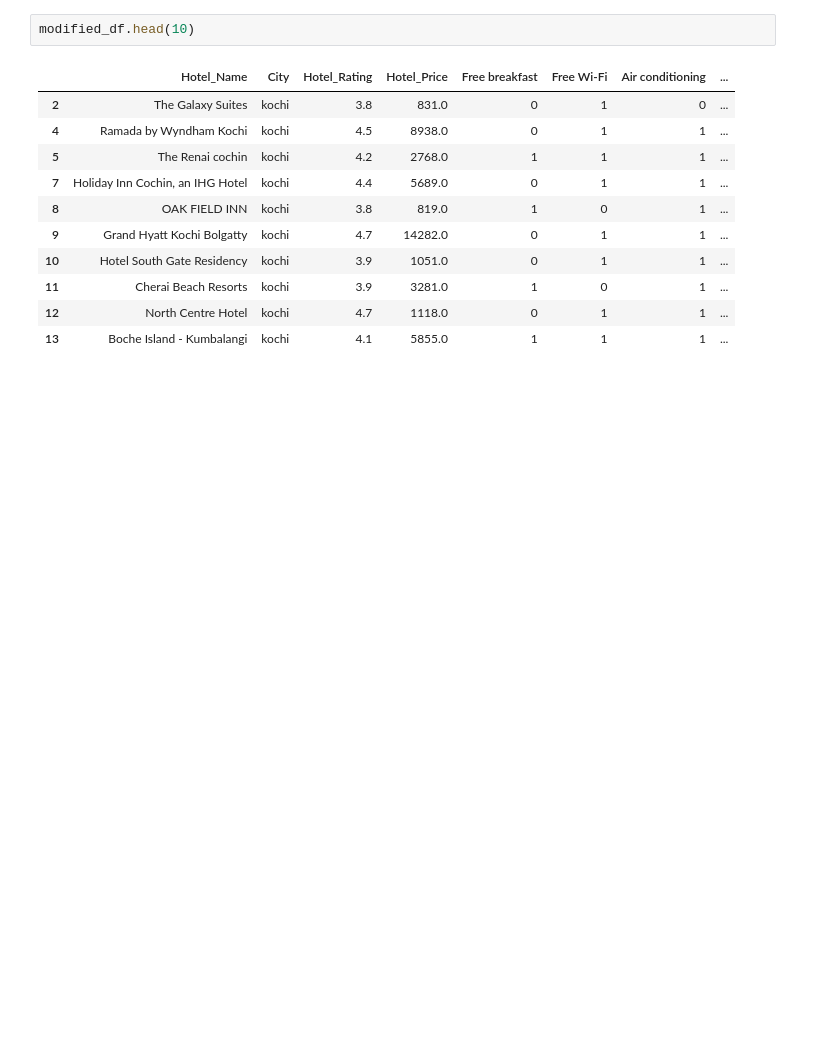
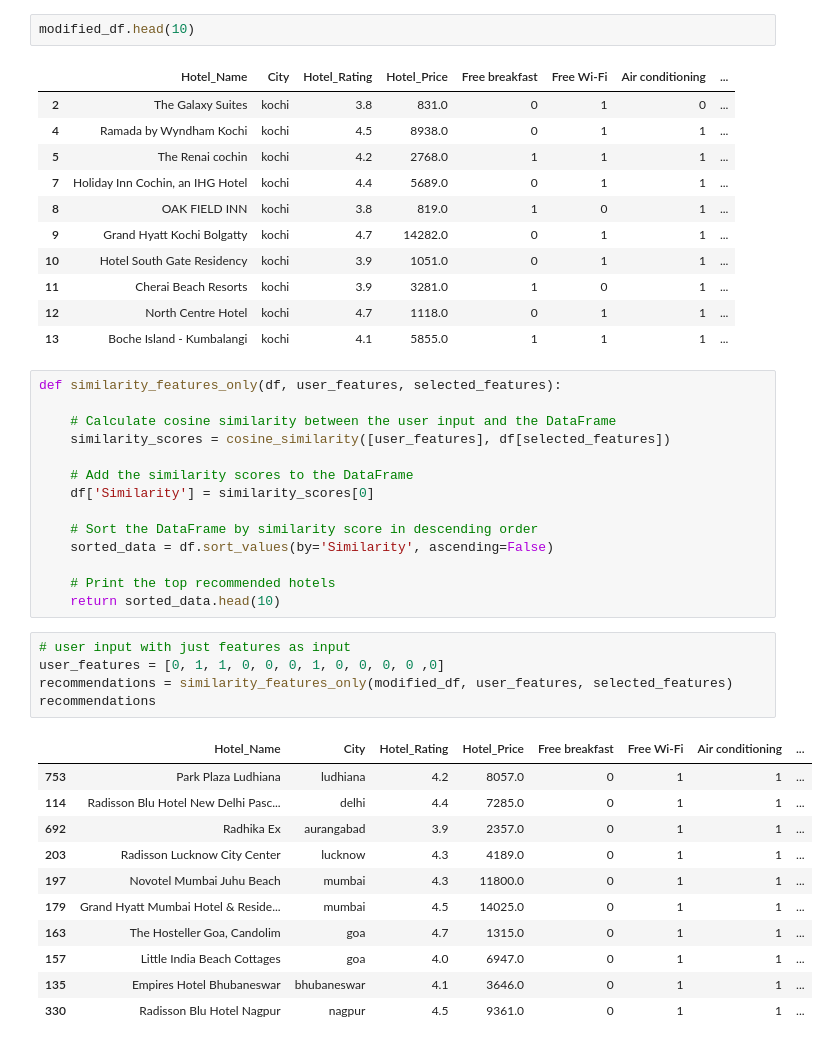
Before and after one commit to AlvinManojAlex/Travel-Recommender-System, a Jupyter notebook: recommender_model.ipynb, the cells around one changed output. Cells and saved outputs as stored; diff of their text form; blank space fills up the shorter version.

Commit message:
Update: Make similarity based model for content based filtering

```diff
--- a/recommender_model.ipynb
+++ b/recommender_model.ipynb
@@ -112,3 +113,34 @@ modified_df.head(10)
 | 11 | Cherai Beach Resorts | kochi | 3.9 | 3281.0 | 1 | 0 | 1 | ... |
 | 12 | North Centre Hotel | kochi | 4.7 | 1118.0 | 0 | 1 | 1 | ... |
 | 13 | Boche Island - Kumbalangi | kochi | 4.1 | 5855.0 | 1 | 1 | 1 | ... |
+# %%
+def similarity_features_only(df, user_features, selected_features):
+
+    # Calculate cosine similarity between the user input and the DataFrame
+    similarity_scores = cosine_similarity([user_features], df[selected_features])
+
+    # Add the similarity scores to the DataFrame
+    df['Similarity'] = similarity_scores[0]
+
+    # Sort the DataFrame by similarity score in descending order
+    sorted_data = df.sort_values(by='Similarity', ascending=False)
+
+    # Print the top recommended hotels
+    return sorted_data.head(10)
+# %%
+# user input with just features as input
+user_features = [0, 1, 1, 0, 0, 0, 1, 0, 0, 0, 0 ,0]
+recommendations = similarity_features_only(modified_df, user_features, selected_features)
+recommendations
+# %% [output]
+|  | Hotel_Name | City | Hotel_Rating | Hotel_Price | Free breakfast | Free Wi-Fi | Air conditioning | ... |
+| 753 | Park Plaza Ludhiana | ludhiana | 4.2 | 8057.0 | 0 | 1 | 1 | ... |
+| 114 | Radisson Blu Hotel New Delhi Pasc... | delhi | 4.4 | 7285.0 | 0 | 1 | 1 | ... |
+| 692 | Radhika Ex | aurangabad | 3.9 | 2357.0 | 0 | 1 | 1 | ... |
+| 203 | Radisson Lucknow City Center | lucknow | 4.3 | 4189.0 | 0 | 1 | 1 | ... |
+| 197 | Novotel Mumbai Juhu Beach | mumbai | 4.3 | 11800.0 | 0 | 1 | 1 | ... |
+| 179 | Grand Hyatt Mumbai Hotel & Reside... | mumbai | 4.5 | 14025.0 | 0 | 1 | 1 | ... |
+| 163 | The Hosteller Goa, Candolim | goa | 4.7 | 1315.0 | 0 | 1 | 1 | ... |
+| 157 | Little India Beach Cottages | goa | 4.0 | 6947.0 | 0 | 1 | 1 | ... |
+| 135 | Empires Hotel Bhubaneswar | bhubaneswar | 4.1 | 3646.0 | 0 | 1 | 1 | ... |
+| 330 | Radisson Blu Hotel Nagpur | nagpur | 4.5 | 9361.0 | 0 | 1 | 1 | ... |
```
Also changed, not shown: parts of 1 cell of this notebook.
